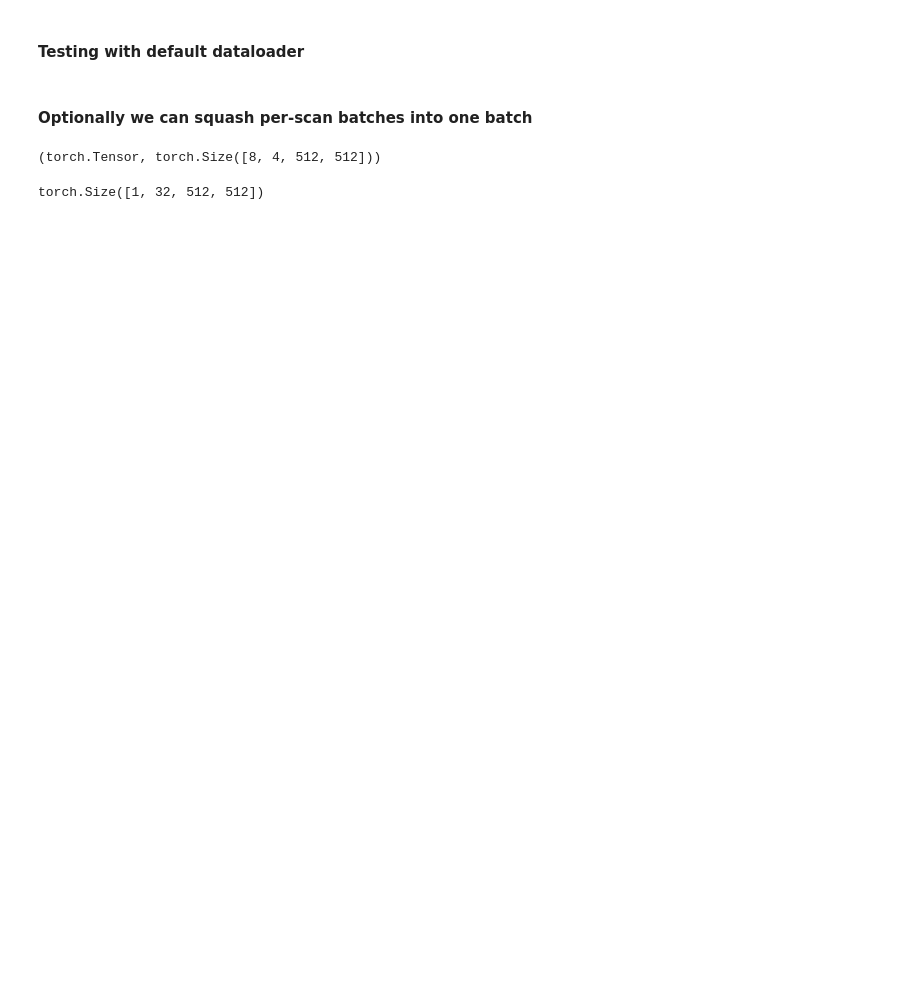
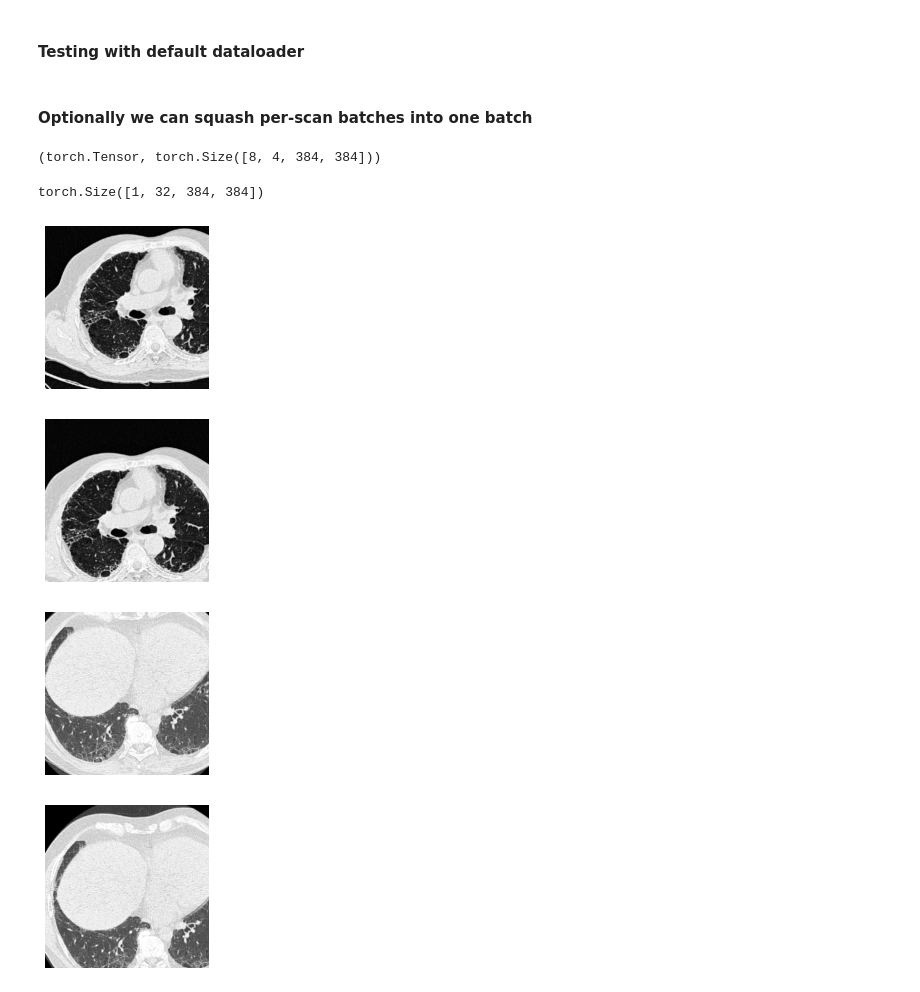
Before and after one commit to CoronaWhy/lunglens, a Jupyter notebook: lib-src/02_loaders.ipynb, the cells around one changed output. Cells and saved outputs as stored; diff of their text form; code cells hidden in the pictures; blank space fills up the shorter version.

```diff
--- a/lib-src/02_loaders.ipynb
+++ b/lib-src/02_loaders.ipynb
@@ -124,13 +156,24 @@ for superbatch in loader:
     break
 # %%
-type(superbatch), superbatch.shape
+type(superbatch0), superbatch0.shape
 # %% [output]
-(torch.Tensor, torch.Size([8, 4, 512, 512]))
+(torch.Tensor, torch.Size([8, 4, 384, 384]))
 # %%
 if squash_scans:
-    shape = list(superbatch.shape)
-    reshaped_batch = squash_scan_batches(superbatch)
-    print(reshaped_batch.shape)
+    shape = list(superbatch0.shape)
+    reshaped_batch0 = squash_scan_batches(superbatch0)
+    reshaped_batch1 = squash_scan_batches(superbatch1)
+    print(reshaped_batch0.shape)
 # %% [output]
-torch.Size([1, 32, 512, 512])
+torch.Size([1, 32, 384, 384])
+# %%
+print_slice(superbatch0[0][1], figsize=(3, 3))
+print_slice(superbatch1[0][1], figsize=(3, 3))
+print_slice(superbatch0[1][1], figsize=(3, 3))
+print_slice(superbatch1[1][1], figsize=(3, 3))
+# %% [output]
+[figure, added]
+[figure, added]
+[figure, added]
+[figure, added]
 # %%
```
Also changed, not shown: parts of 10 cells of this notebook.
